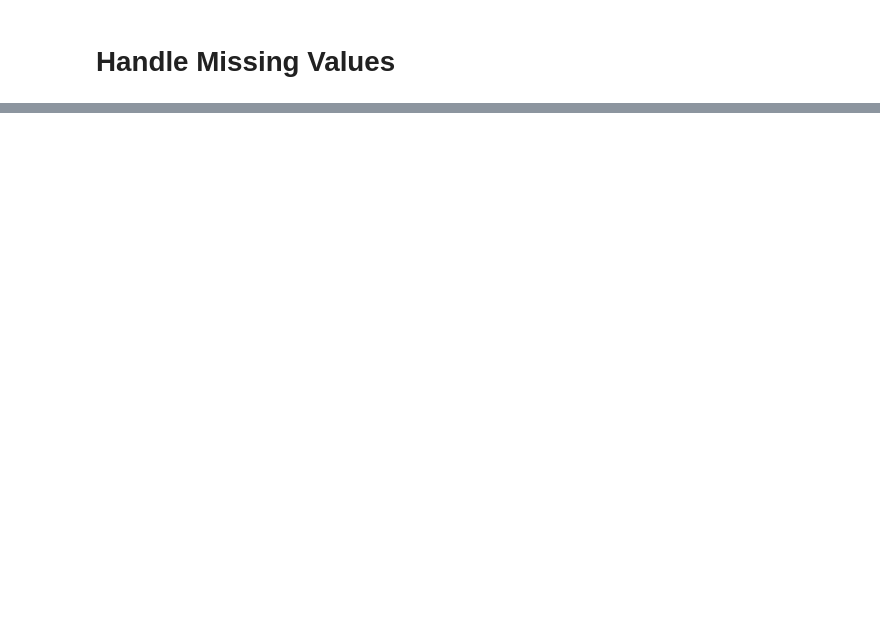
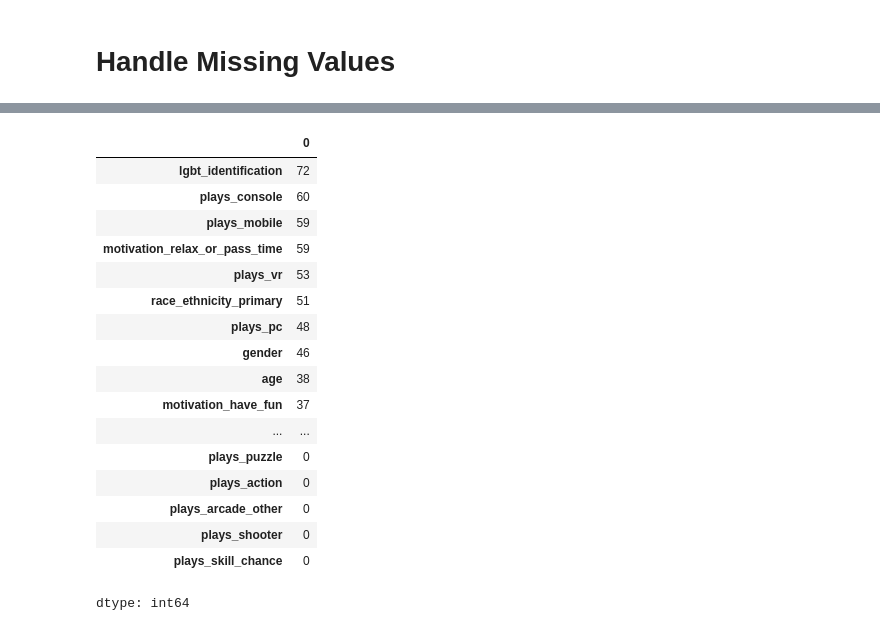
Before and after one commit to Noah-Gallego/Plot-A-Thon, a Jupyter notebook: Noah/gamer_study_cleaning.ipynb, the cells around one changed output, grey strips where cells are left out. Cells and saved outputs as stored; diff of their text form; code cells hidden in the pictures; blank space fills up the shorter version.

```diff
--- a/Noah/gamer_study_cleaning.ipynb
+++ b/Noah/gamer_study_cleaning.ipynb
@@ -139,0 +156,22 @@ array(['FALSE', 'TRUE', 'No', 'yes'], dtype=object)
+# %%
+parents_df = df[df['is_parent'] == 1]
+parents_df.isnull().sum().sort_values(ascending=False).head(20)
+# %% [output]
+|  | 0 |
+| lgbt_identification | 72 |
+| plays_console | 60 |
+| plays_mobile | 59 |
+| motivation_relax_or_pass_time | 59 |
+| plays_vr | 53 |
+| race_ethnicity_primary | 51 |
+| plays_pc | 48 |
+| gender | 46 |
+| age | 38 |
+| motivation_have_fun | 37 |
+| ... | ... |
+| plays_puzzle | 0 |
+| plays_action | 0 |
+| plays_arcade_other | 0 |
+| plays_shooter | 0 |
+| plays_skill_chance | 0 |
+dtype: int64
```
Also changed, not shown: parts of 10 cells of this notebook.
